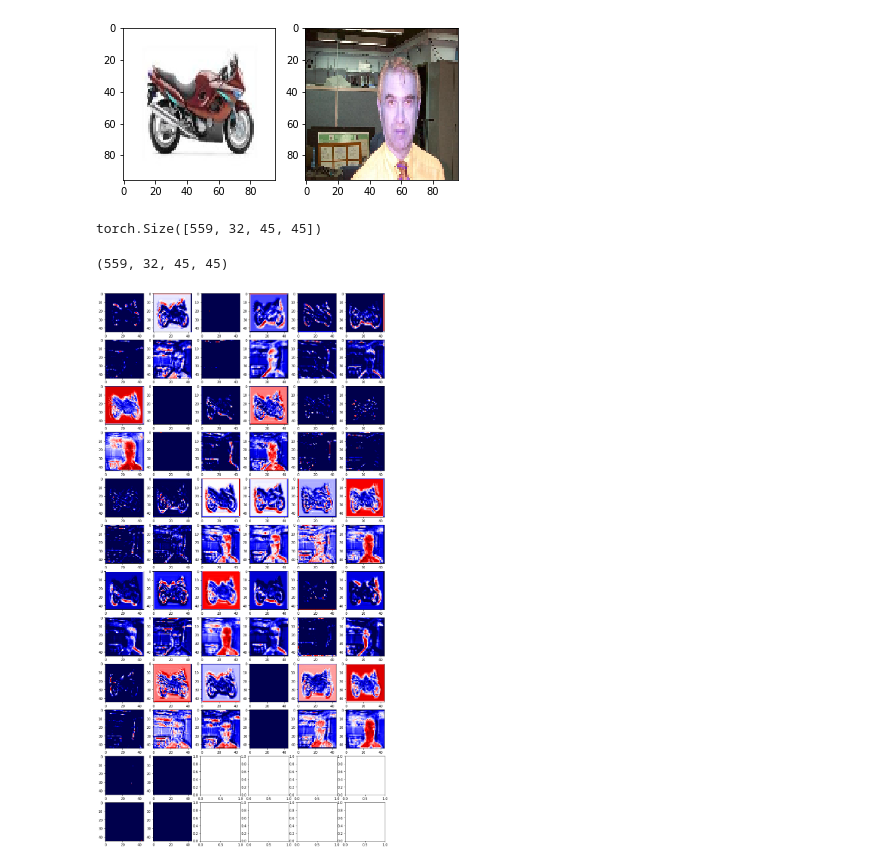
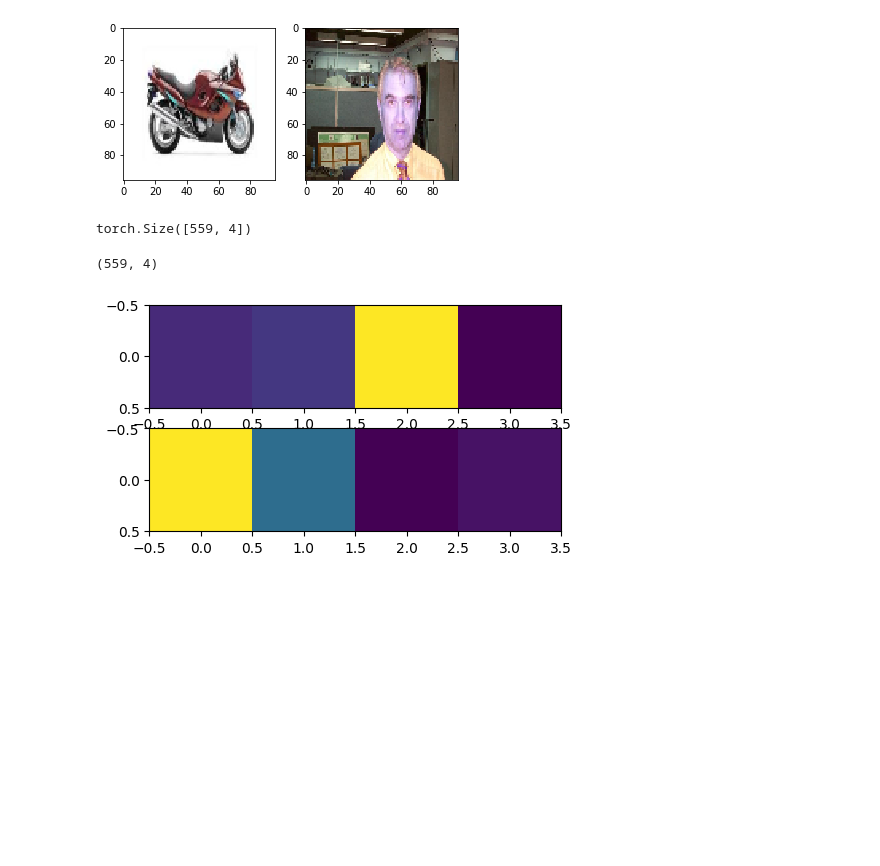
Before and after one commit to streamnsight/cnn, a Jupyter notebook: StrideNet.ipynb, the cells around one changed output. Saved outputs shown, nothing was run; the diff lists cells and outputs as text; code cells hidden in the pictures; blank space fills up the shorter version.

```diff
--- a/StrideNet.ipynb
+++ b/StrideNet.ipynb
@@ -22,6 +22,9 @@ from IPython import display
 
 %matplotlib inline
 plt.rcParams['figure.figsize'] = [20, 13]
+
+cmaps = ['Spectral', 'coolwarm', 'bwr', 'seismic']
+cmap = 'bwr'
 # %%
 # DATA FROM: http://www.vision.caltech.edu/Image_Datasets/Caltech101/101_ObjectCategories.tar.gz
 image_dir = '101_ObjectCategories'
@@ -82,7 +86,7 @@ model = nn.Sequential(
     nn.ReLU(),
     nn.BatchNorm1d(512),
     nn.Dropout(p=0.5),
-    nn.Linear(512, 4),
+    nn.Linear(512, len(class_names)),
     nn.Softmax(dim=1),
 )
 # %%
@@ -272,41 +279,41 @@ ax[1].imshow(testX[imageIdx2].detach().numpy().swapaxes(0,2))
 <matplotlib.image.AxesImage at 0x...>
 [figure]
 # %%
-spy_model = SpyNet(model, 3)
+spy_model = SpyNet(model, 28)
 # %%
 output = spy_model(testX)
 output.size()
 # %% [output]
-torch.Size([559, 32, 45, 45])
+torch.Size([559, 4])
 # %%
 # output
 # %%
 npo = output.detach().numpy()
 npo.shape
 # %% [output]
-(559, 32, 45, 45)
+(559, 4)
 # %%
 # Some fancy rendering of the hidden layers
 # Output images from each kernel is displayed so that the 2 input images are shows on successive rows.
 # 1st row is 1st image, 2nd row is second image for the same kernels etc...
 
 import math
 m = npo.shape[1] # nb of kernels
 if len(npo.shape) > 2:
     w = npo.shape[2] # size of image
     c = min(m, int(math.ceil(np.sqrt(m)))) #250 / max(w, 24))) # nb columns
     r = int(math.ceil(m / c)) # nb rows
     index = np.array(range(0, r * c)).reshape(r, -1)
     # figure some math to layout the images
     fig, ax = plt.subplots(nrows=2*r, ncols=c, figsize=(15, 2 * (15 / c) * r))
     for id in range(m):
         ix = np.where(index==id)
-        ax[2*ix[0][0]  , ix[1][0]].imshow(npo[imageIdx1][id].swapaxes(0,1), cmap='seismic')
-        ax[2*ix[0][0]+1, ix[1][0]].imshow(npo[imageIdx2][id].swapaxes(0,1), cmap='seismic')
+        ax[2*ix[0][0]  , ix[1][0]].imshow(npo[imageIdx1][id].swapaxes(0,1), cmap=cmap)
+        ax[2*ix[0][0]+1, ix[1][0]].imshow(npo[imageIdx2][id].swapaxes(0,1), cmap=cmap)
 else:
     # reshape the output to look like some sort of image to visualize
     fig, ax = plt.subplots(nrows=2, ncols=1, figsize=(10, 3), dpi=100)
     ax[0].imshow(npo[imageIdx1].reshape(-1, min(m, 64)))
     ax[1].imshow(npo[imageIdx2].reshape(-1, min(m, 64)))
 # %% [output]
-[figure, old version]
+[figure, new version]
```
Also changed, not shown: parts of 14 cells of this notebook, 2 other files.
